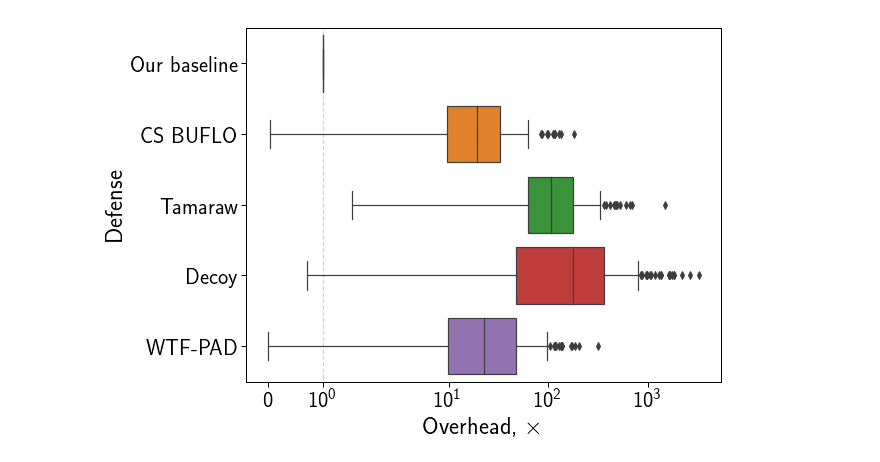
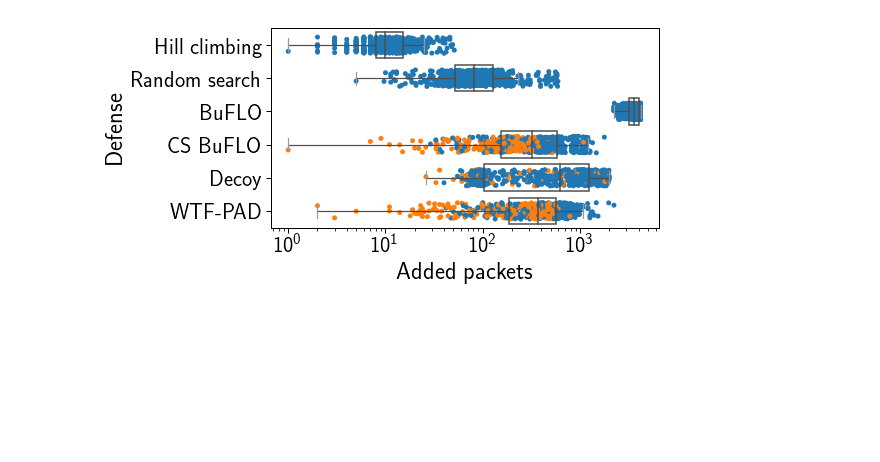
Before and after one commit to spring-epfl/trickster, a Jupyter notebook: notebooks/wfp_comparison.ipynb, the cells around one changed output. Cells and saved outputs as stored; diff of their text form; code cells hidden in the pictures; blank space fills up the shorter version.

Commit message:
Update the WFP notebook

```diff
--- a/notebooks/wfp_comparison.ipynb
+++ b/notebooks/wfp_comparison.ipynb
@@ -75,3 +230 @@ all_defenses_summary = gs_summary.append(def_summary.query("defense != 'Original
-# %%
-GS_DEF_NAME = "Our baseline"
 # %%
@@ -89,18 +246,22 @@ success_data.head()
+# %%
+defense_names = [GS_DEF_NAME, 'Random search'] + list(baseline_defenses)
 # %%
 overhead_data = pd.DataFrame()
-for _, row in gs_summary.iterrows():
-    t = def_summary.query("filename=='%s' and defense!='Original'" % row.filename)
+baseline_df = all_defenses_summary.query("defense == '%s'" % GS_DEF_NAME)
+for _, row in tqdm.tqdm_notebook(list(baseline_df.iterrows())):
+    t = all_defenses_summary.query(
+        "filename=='%s' and defense not in ['Original', '%s']" % (row.filename, GS_DEF_NAME))
     def_overheads = t.pivot_table(
         columns="defense",
-        values="added packets",
+        values="packets_added",
         index="filename"
     )
     adv_ex_overhead = pd.DataFrame(
-        {GS_DEF_NAME: row["added packets"] if row['svm pred'] == 1 else 0},
-        index=[row["filename"]]
+        {GS_DEF_NAME: row["packets_added"] if row['svmpred'] > 0.5 else np.inf},
+        index=[row.filename]
     )
-    full_overhead = pd.concat([adv_ex_overhead, def_overheads], axis=1)
+    full_overhead = pd.concat([def_overheads, adv_ex_overhead], axis=1)
     overhead_data = overhead_data.append(full_overhead)
 
-overhead_data.head()
+overhead_data
 # %% [output]
@@ -113,29 +288,57 @@ overhead_data.head()
 # %%
 clean_overhead_data = overhead_data.dropna()
 increase_data = pd.DataFrame()
-for defense in [GS_DEF_NAME, 'CS BUFLO', 'Tamaraw', 'Decoy', 'WTF-PAD']:
+
+for defense in defense_names:
     df = clean_overhead_data
+    defense_success = success_data.query("defense == '%s'" % defense)
+    assert np.all(df[defense].index == df[GS_DEF_NAME].index)
     increase_data = increase_data.append(
         pd.concat({
-            "increase": df[defense] / df[GS_DEF_NAME],
-            "defense": pd.Series([defense] * len(df), index=df.index)
+            "increase": (df[defense]),
+            "defense": pd.Series([defense] * len(df), index=df.index),
+            "success": pd.Series(
+                [defense_success.query("filename == '%s'" % f).success.max() for f in df.index],
+                index=df.index)
         }, axis=1), ignore_index=True
     )
 increase_data = increase_data[increase_data["increase"] != np.inf]
 
 fig, ax = plt.subplots()
-sns.boxplot(data=increase_data, x="increase", y="defense", ax=ax)
-ax.set_xscale("symlog")
+sns.boxplot(data=increase_data, x="increase", y="defense", showfliers=False,
+            palette={d: "white" for d in defense_names},
+            boxprops=dict(linewidth=1.5, color=(0.3, 0.3, 0.3)),
+            medianprops=dict(linewidth=1.5, color=(0.3, 0.3, 0.3)),
+            whiskerprops=dict(color=(0.3, 0.3, 0.3)),
+            zorder=1,
+            ax=ax)
 
-ax.vlines(1, -1, 10, linestyles="--", color="lightgray")
+# Make boxes transparent
+for patch in ax.artists:
+    r, g, b, a = patch.get_facecolor()
+    patch.set_facecolor((r, g, b, 0))
 
-ax.set_xlabel("Overhead, $\\times$")
+sns.stripplot(data=increase_data, x="increase", y="defense",
+              hue="success", hue_order=[True, False],
+              jitter=0.25,
+              zorder=0,
+              ax=ax)
+
+ax.vlines(0, 0, 5, linestyles="--", color="lightgray")
+
+ax.set_xscale("log")
+ax.set_xlabel("Added packets")
 ax.set_ylabel("Defense")
 
 fig.set_figwidth(FIGWIDTH)
-fig.set_figheight(FIGHEIGHT)
+fig.set_figheight(FIGHEIGHT / 1.5)
+fig.set_tight_layout(tight=True)
+
+ax.get_legend().remove()
+# legend.get_texts()[0].set_text("S")
+# legend.get_texts()[1].set_text("F")
 
 if SAVE_PLOTS:
-    save_fig(fig, 'wfp_defs_overhead_comparison.pdf')
+    save_fig(fig, 'wfp__defs_packets_comparison.pdf')
 # %% [output]
-[figure, old version]
+[figure, new version]
```
Also changed, not shown: parts of 24 cells of this notebook.
